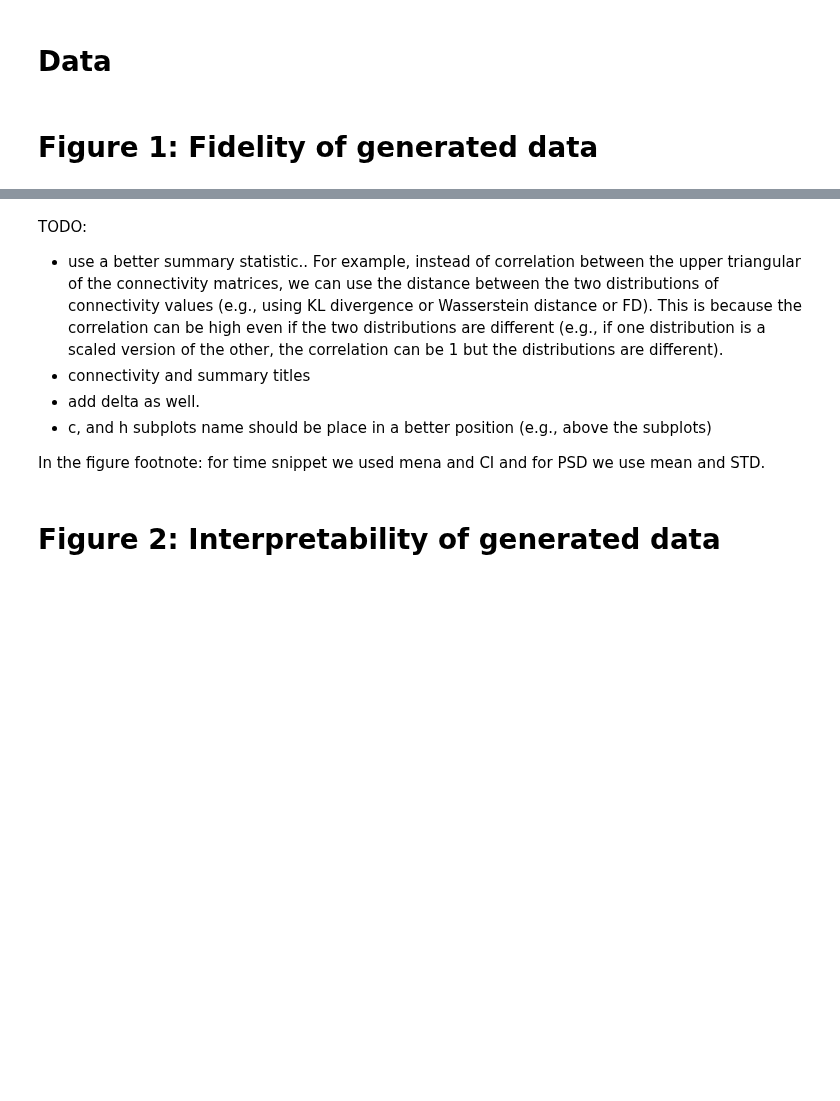
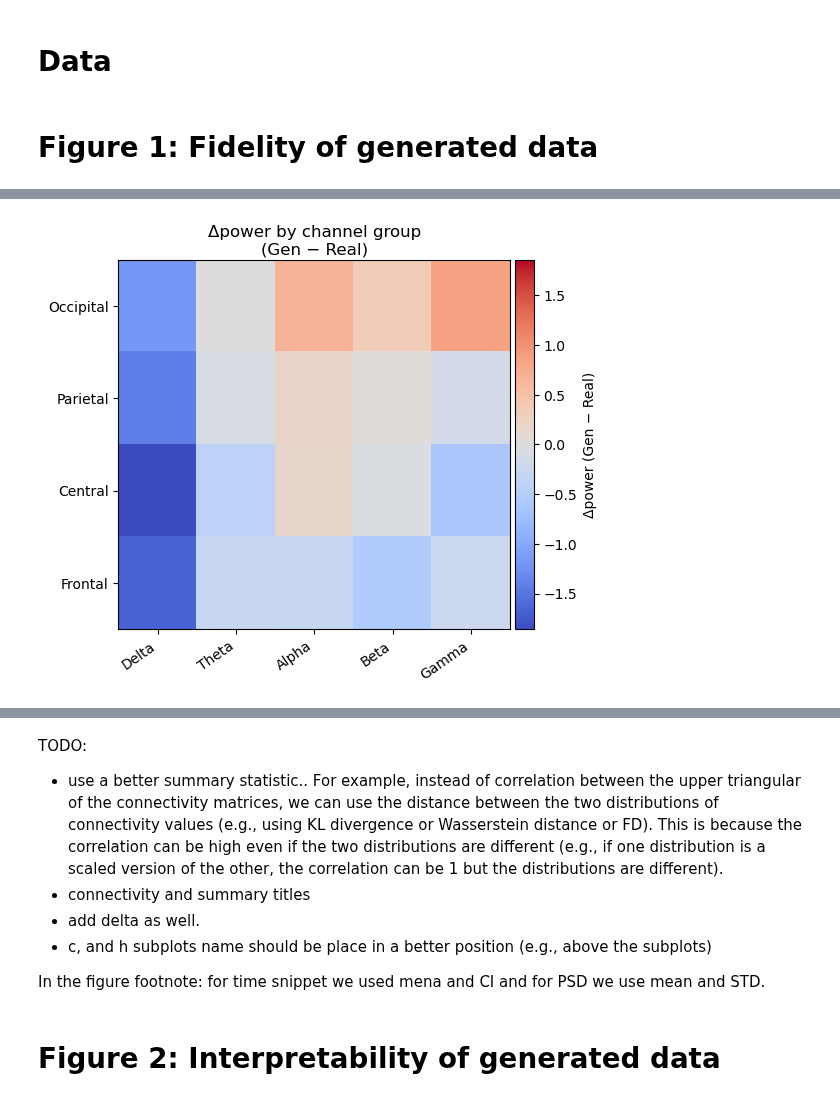
Before and after one commit to Yeganehfrh/EEGModalNet, a Jupyter notebook: notebooks/Final Visualisations.ipynb, the cells around one changed output, grey strips where cells are left out. Cells and saved outputs as stored; diff of their text form; code cells hidden in the pictures; blank space fills up the shorter version.

Commit message:
fig 1: update summary plots and panel labels

```diff
--- a/notebooks/Final Visualisations.ipynb
+++ b/notebooks/Final Visualisations.ipynb
@@ -246,10 +246,10 @@ model = keras.saving.load_model(CHECKPOINTS_PATH, custom_objects={'FiLMGAN': FiL
 # condition_data_ec = make_condition_data(CHANNELS, model, fmin, fmax, condition='EC', n_subjects=N_SUBJECTS)
 # %%
 import pickle
-with open('data/condition_data_eo.pkl', 'rb') as f:
+with open('data/viz/condition_data_eo.pkl', 'rb') as f:
      condition_data_eo = pickle.load(f)
 
-with open('data/condition_data_ec.pkl', 'rb') as f:
+with open('data/viz/condition_data_ec.pkl', 'rb') as f:
      condition_data_ec = pickle.load(f)
 # %% [markdown]
 # Figure 1: Fidelity of generated data
@@ -1108,0 +1175,77 @@ if __name__ == "__main__":
+# %%
+import numpy as np
+
+def compute_group_bandpower_delta(
+    real_psd,
+    gen_psd,
+    freqs,
+    channel_groups,
+    channel_to_idx,
+    band_defs,
+):
+    """
+    real_psd, gen_psd: (n_subj, n_ch, n_freq)
+    returns:
+      mean_diff: (n_groups, n_bands)
+      err_diff:  (n_groups, n_bands)   # std across subjects
+      group_names, band_names
+    """
+    group_names = list(channel_groups.keys())
+    band_names = list(band_defs.keys())
+
+    n_subj = real_psd.shape[0]
+    mean_diff = np.zeros((len(group_names), len(band_names)))
+    err_diff = np.zeros((len(group_names), len(band_names)))
+
+    for gi, gname in enumerate(group_names):
+        ch_idx = [channel_to_idx[ch] for ch in channel_groups[gname]]
+
+        for bi, bname in enumerate(band_names):
+            f1, f2 = band_defs[bname]
+            m = (freqs >= f1) & (freqs < f2)
+
+            real_bp = real_psd[:, ch_idx][:, :, m].mean(axis=(1, 2))  # per subject
+            gen_bp  = gen_psd[:, ch_idx][:, :, m].mean(axis=(1, 2))
+
+            diff = gen_bp - real_bp
+            mean_diff[gi, bi] = diff.mean()
+            err_diff[gi, bi] = diff.std(ddof=1)
+
+    return mean_diff, err_diff, group_names, band_names
+
+def plot_group_bandpower_heatmap(
+    ax,
+    mean_diff,
+    group_names,
+    band_names,
+    vlim=None,
+    cmap="coolwarm",
+):
+    if vlim is None:
+        vlim = np.max(np.abs(mean_diff))
+
+    im = ax.imshow(mean_diff, aspect="auto", cmap=cmap, vmin=-vlim, vmax=vlim)
+    # add colorbar
+    im.colorbar = ax.figure.colorbar(im, ax=ax, fraction=0.2, pad=0.01)
+    im.colorbar.set_label("Δpower (Gen − Real)")
+    ax.set_xticks(np.arange(len(band_names)))
+    ax.set_xticklabels([b.capitalize() for b in band_names], rotation=35, ha="right")
+    ax.set_yticks(np.arange(len(group_names)))
+    ax.set_yticklabels(group_names)
+    ax.set_title("Δpower by channel group\n(Gen − Real)", pad=4)
+    return im
+
+channel_groups = {
+    "Occipital": ["O1", "O2"],
+    "Parietal":  ["P1", "P2"],
+    "Central":   ["C1", "C2"],
+    "Frontal":   ["F1", "F2"],
+}
+
+mean_diff, err_diff, group_names, band_names = compute_group_bandpower_delta(psd_real, psd_gen, freqs,
+                              channel_groups=channel_groups,
+                              channel_to_idx={"O1": 0, "O2": 1, "P1": 2, "P2": 3, "C1": 4, "C2": 5, "F1": 6, "F2": 7},
+                              band_defs={'delta': (1.0, 4.0), 'theta': (4.0, 8.0), 'alpha': (8.0, 13.0), 'beta':  (13.0, 30.0), 'gamma': (30.0, 60.0)})
+
+plot_group_bandpower_heatmap(plt.gca(), mean_diff, group_names, band_names)
+# %% [output]
@@ -1108,0 +1253 @@ if __name__ == "__main__":
+[figure, added]
```
Also changed, not shown: parts of 10 cells of this notebook.
